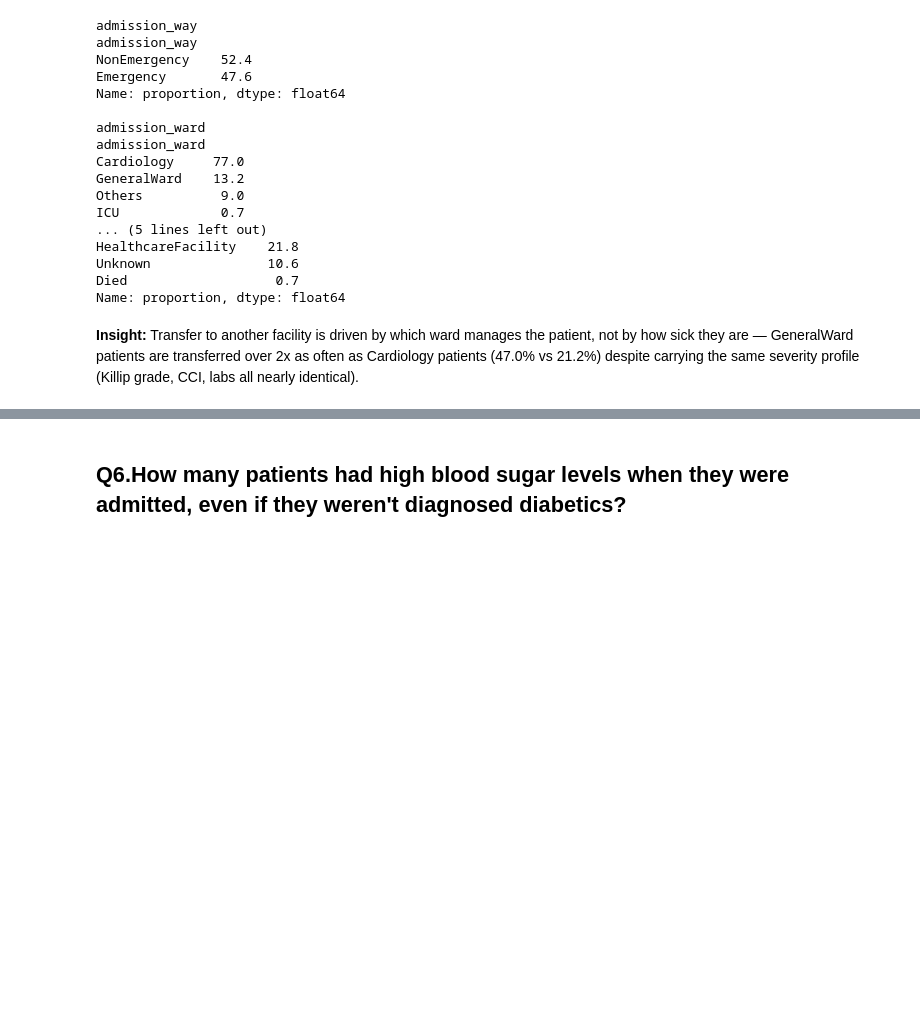
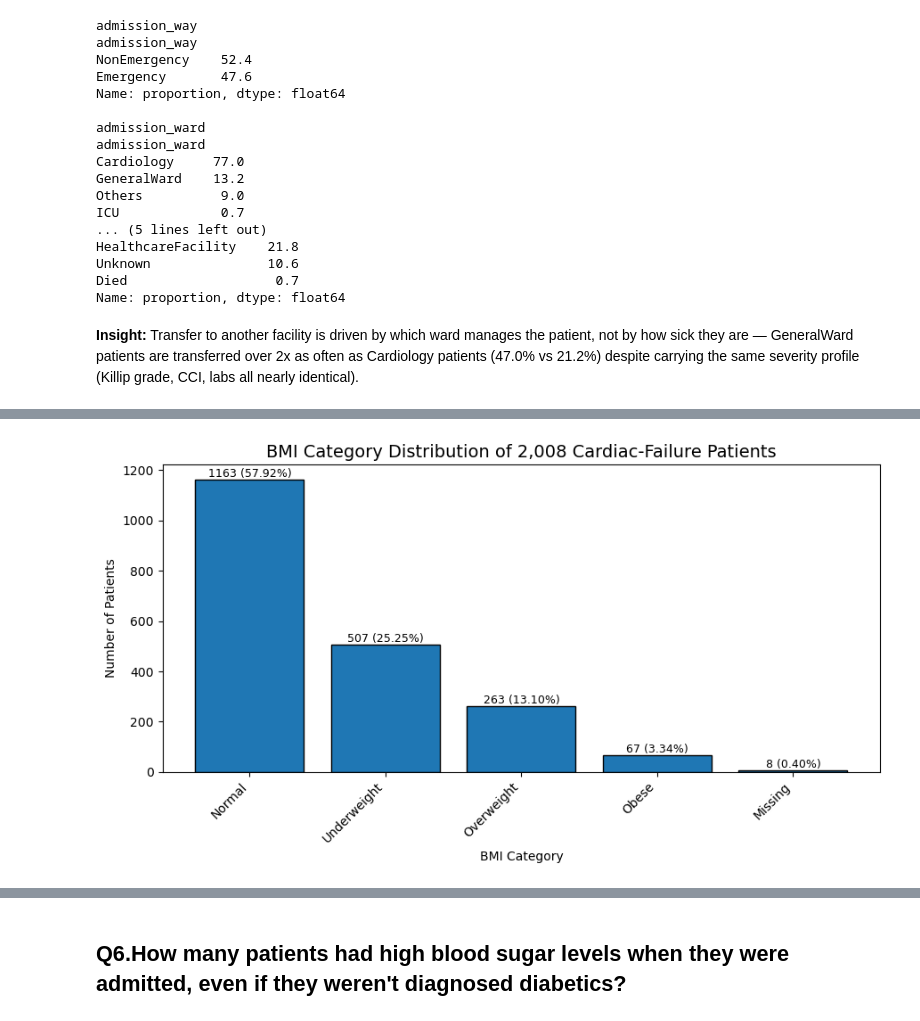
Before and after one commit to mishrasudha1984-png/Team4_The_Zen_OF_Five_PythonHackathon_Sep2026, a Jupyter notebook: Team4_The_Zen_Of_Five_02.Descriptive.ipynb, the cells around one changed output, grey strips where cells are left out. Cells and saved outputs as stored; diff of their text form; code cells hidden in the pictures; blank space fills up the shorter version.

```diff
--- a/Team4_The_Zen_Of_Five_02.Descriptive.ipynb
+++ b/Team4_The_Zen_Of_Five_02.Descriptive.ipynb
@@ -307,0 +443,83 @@ Name: sodium, dtype: float64
+# %%
+# ==========================================
+# BMI CATEGORY DISTRIBUTION
+# ==========================================
+
+# 1. Count each BMI category, including missing values
+bmi_counts = df_master['bmi_category'].value_counts(dropna=False)
+
+# 2. Calculate percentages
+bmi_percentages = (
+    df_master['bmi_category']
+    .value_counts(dropna=False, normalize=True) * 100
+)
+
+# 3. Create summary table
+bmi_summary = pd.DataFrame({
+    'Patient Count': bmi_counts,
+    'Percentage': bmi_percentages.round(2)
+})
+
+# 4. Replace NaN with "Missing"
+bmi_summary.index = [
+    'Missing' if pd.isna(x) else str(x)
+    for x in bmi_summary.index
+]
+
+# 5. Display the table
+print("BMI Category Distribution")
+display(bmi_summary)
+
+# ==========================================
+# BMI BAR CHART
+# ==========================================
+
+plt.figure(figsize=(9, 5))
+
+bars = plt.bar(
+    bmi_summary.index,
+    bmi_summary['Patient Count'],
+    edgecolor='black'
+)
+
+plt.title(
+    'BMI Category Distribution of 2,008 Cardiac-Failure Patients',
+    fontsize=14
+)
+
+plt.xlabel('BMI Category')
+plt.ylabel('Number of Patients')
+
+plt.xticks(rotation=45, ha='right')
+
+# Add count and percentage above each bar
+for bar, count, pct in zip(
+    bars,
+    bmi_summary['Patient Count'],
+    bmi_summary['Percentage']
+):
+    plt.text(
+        bar.get_x() + bar.get_width() / 2,
+        bar.get_height(),
+        f'{int(count)} ({pct:.2f}%)',
+        ha='center',
+        va='bottom',
+        fontsize=9
+    )
+
+plt.tight_layout()
+
+# ==========================================
+# SAVE AS SVG
+# ==========================================
+
+plt.savefig(
+    'bmi_category_distribution_2008_patients.svg',
+    format='svg',
+    bbox_inches='tight'
+)
+
+plt.show()
+
+print("SVG created successfully!")
+# %% [output]
@@ -307,0 +533 @@ Name: sodium, dtype: float64
+[figure, added]
```
Also changed, not shown: parts of 29 cells of this notebook.
